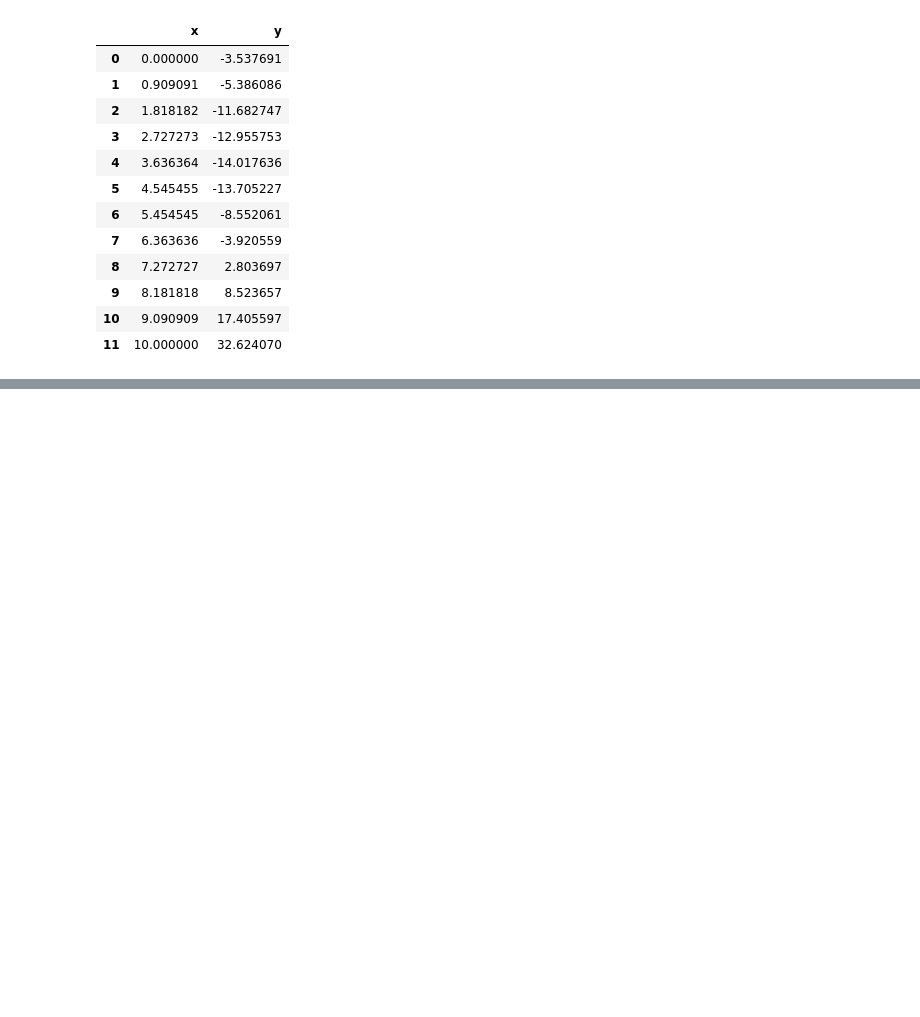
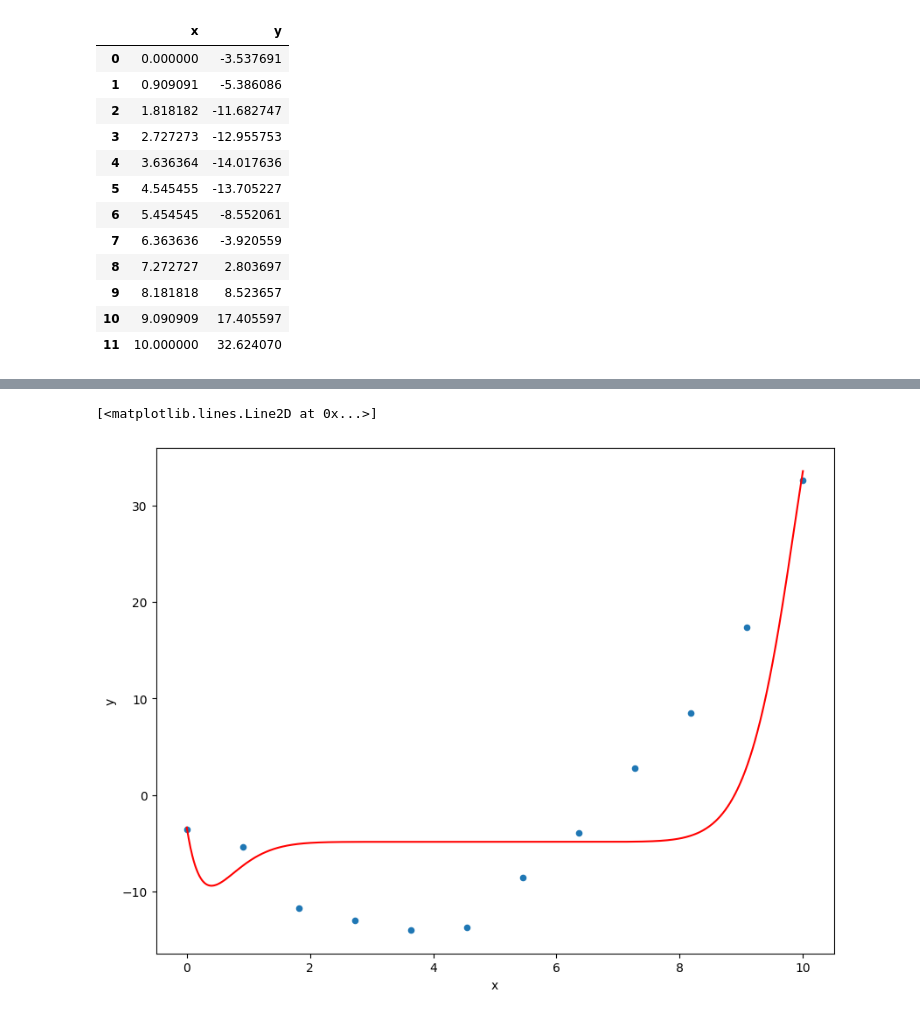
Before and after one commit to AverageGHenjoyer/KursMachineLearningEngineer, a Jupyter notebook: 4_11_polynomial_regression.ipynb, the cells around one changed output, grey strips where cells are left out. Cells and saved outputs as stored; diff of their text form; code cells hidden in the pictures; blank space fills up the shorter version.

```diff
--- a/4_11_polynomial_regression.ipynb
+++ b/4_11_polynomial_regression.ipynb
@@ -29,0 +113,7 @@ ImportError: matplotlib is required for plotting when the default backend "matpl
+# %%
+xy_df.plot.scatter(x="x", y="y", figsize=(10, 7.5))
+x = np.linspace(0, 10, 1000)
+plt.plot(x, pipeline.predict(x.reshape(-1, 1)), "-r")
+# %% [output]
+[<matplotlib.lines.Line2D at 0x...>]
+[figure, added]
```
Also changed, not shown: parts of 23 cells of this notebook.
